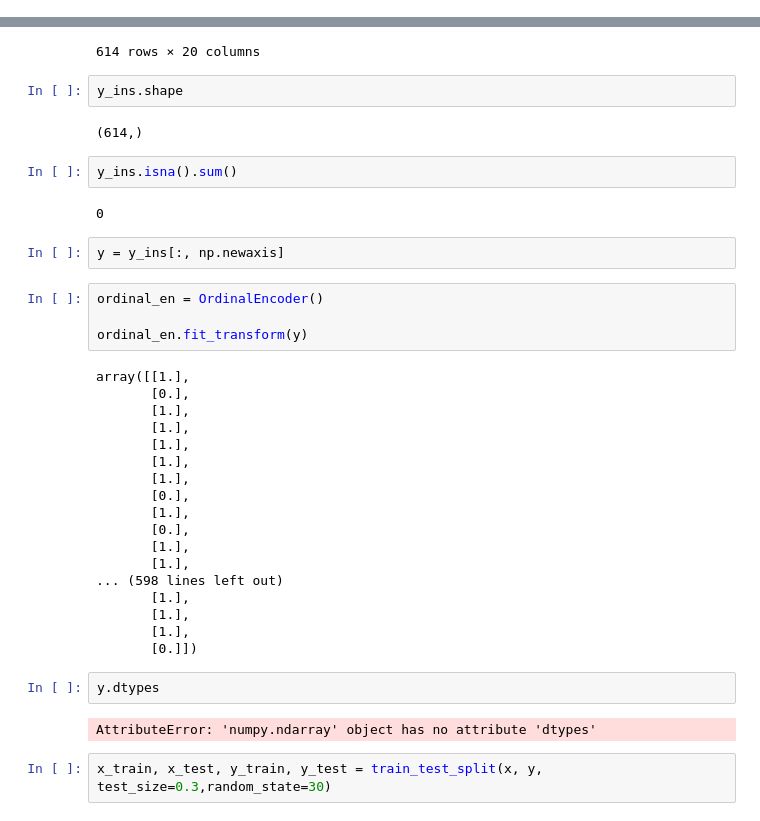
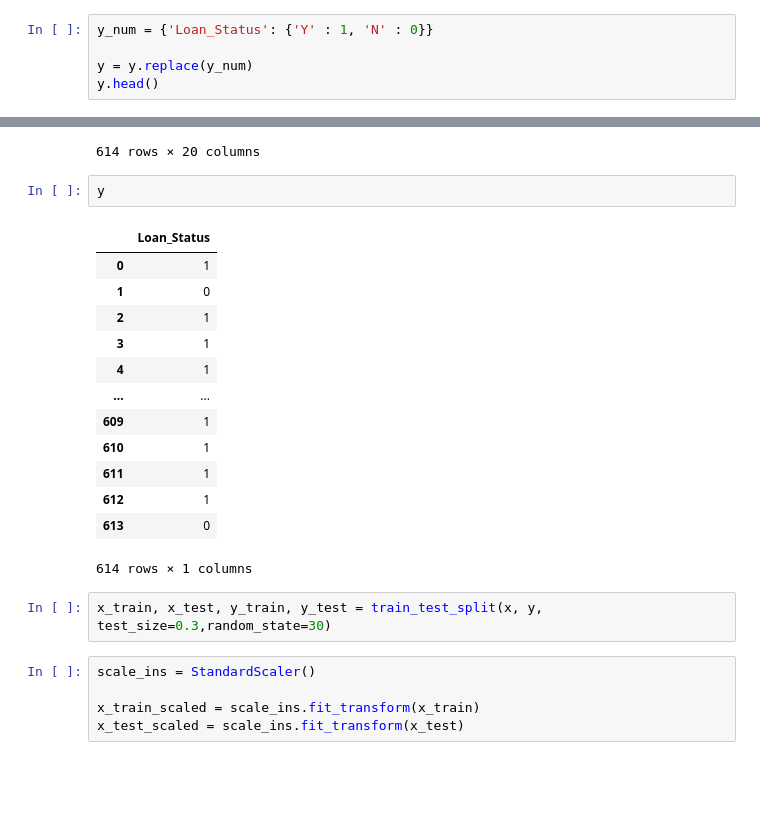
Before and after one commit to wessware/credit_worth_evaluation_ML_modelling, a Jupyter notebook: models/svm_single_instance_prediction.ipynb, the cells around one changed output, grey strips where cells are left out. Saved outputs shown, nothing was run; the diff lists cells and outputs as text; blank space fills up the shorter version.

```diff
--- a/models/svm_single_instance_prediction.ipynb
+++ b/models/svm_single_instance_prediction.ipynb
@@ -53,0 +72,5 @@ y_ins.shape
+# %%
+y_num = {'Loan_Status': {'Y' : 1, 'N' : 0}}
+
+y = y.replace(y_num)
+y.head()
@@ -238,43 +266,28 @@ x
 | 612 | 2.0 | 7583 | 0.0 | 187.000000 | 360.0 | 1.0 | ... |
 | 613 | 0.0 | 4583 | 0.0 | 133.000000 | 360.0 | 0.0 | ... |
 614 rows × 20 columns
-# %%
-y_ins.shape
-# %% [output]
-(614,)
-# %%
-y_ins.isna().sum()
-# %% [output]
-0
-# %%
-y = y_ins[:, np.newaxis]
-# %%
-ordinal_en = OrdinalEncoder()
-
-ordinal_en.fit_transform(y)
-# %% [output]
-array([[1.],
-       [0.],
-       [1.],
-       [1.],
-       [1.],
-       [1.],
-       [1.],
-       [0.],
-       [1.],
-       [0.],
-       [1.],
-       [1.],
-... (598 lines left out)
-       [1.],
-       [1.],
-       [1.],
-       [0.]])
 # %%
-y.dtypes
+y
 # %% [output]
+|  | Loan_Status |
+| 0 | 1 |
+| 1 | 0 |
+| 2 | 1 |
+| 3 | 1 |
+| 4 | 1 |
+| ... | ... |
+| 609 | 1 |
+| 610 | 1 |
+| 611 | 1 |
+| 612 | 1 |
+| 613 | 0 |
-AttributeError: 'numpy.ndarray' object has no attribute 'dtypes'
+614 rows × 1 columns
 # %%
 x_train, x_test, y_train, y_test = train_test_split(x, y, test_size=0.3,random_state=30)
+# %%
+scale_ins = StandardScaler()
+
+x_train_scaled = scale_ins.fit_transform(x_train)
+x_test_scaled = scale_ins.fit_transform(x_test)
 # %%
 svm = SVC(kernel= 'linear', C=1, random_state=1 )
```
Also changed, not shown: parts of 20 cells of this notebook.
